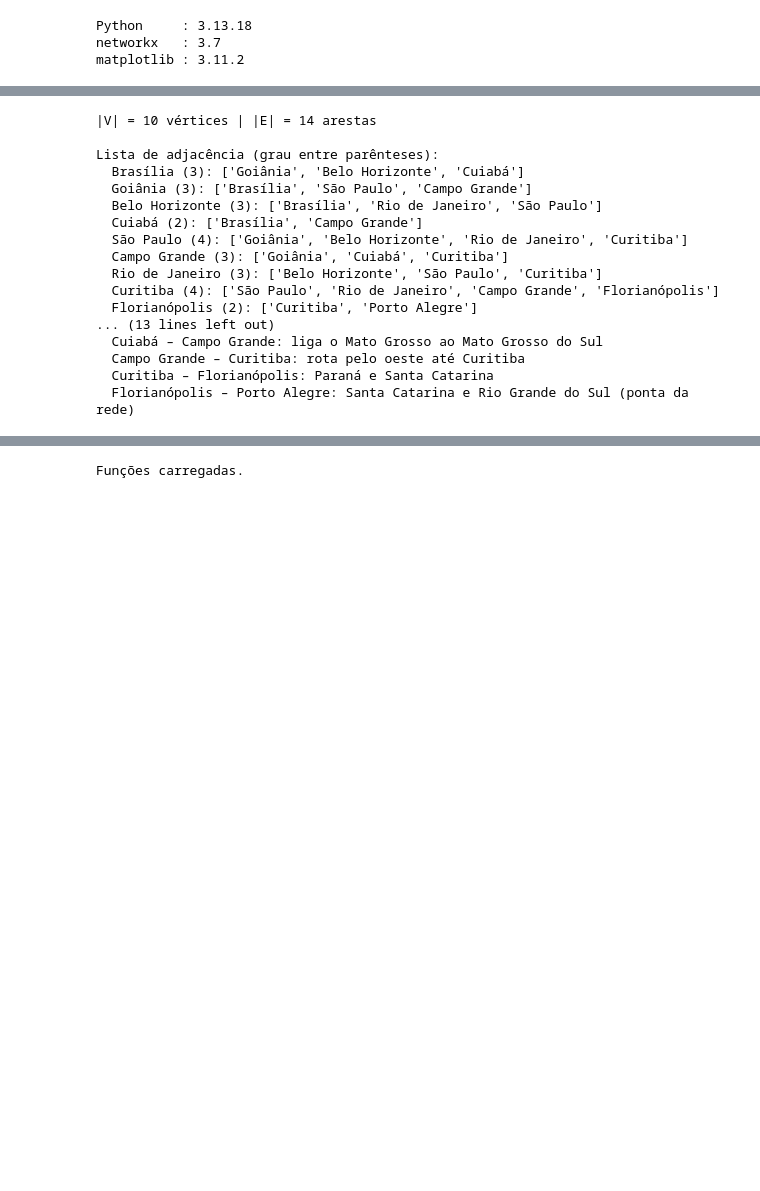
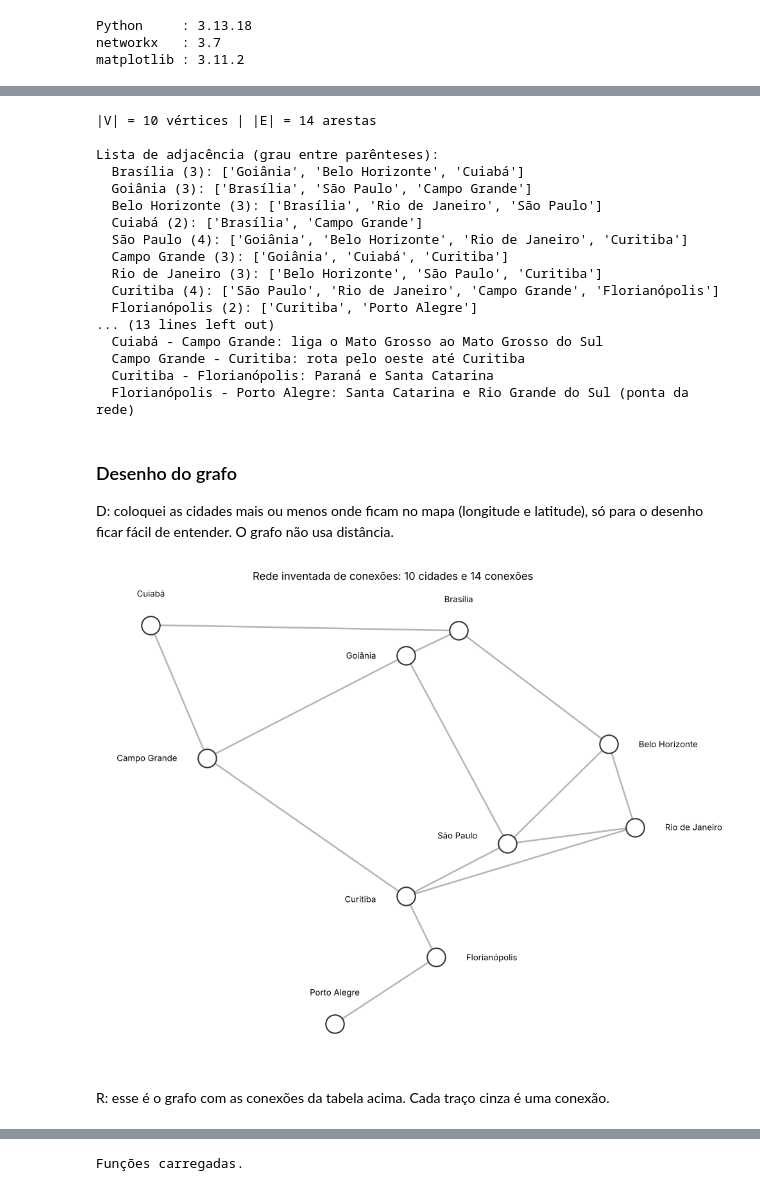
Before and after one commit to luanbispo13/estrutura_dados_2, a Jupyter notebook: grafos_bfs_dfs/solucao_grafos.ipynb, the cells around one changed output, grey strips where cells are left out. Cells and saved outputs as stored; diff of their text form; code cells hidden in the pictures; blank space fills up the shorter version.

```diff
--- a/grafos_bfs_dfs/solucao_grafos.ipynb
+++ b/grafos_bfs_dfs/solucao_grafos.ipynb
@@ -90,7 +113,7 @@ for vertice, vizinhos in rede.items():
 
 print("\nConexões e o motivo de cada uma:")
 for a, b, motivo in ARESTAS:
-    print(f"  {a} – {b}: {motivo}")
+    print(f"  {a} - {b}: {motivo}")
 # %% [output]
 |V| = 10 vértices | |E| = 14 arestas
 
@@ -105,10 +128,79 @@ Lista de adjacência (grau entre parênteses):
   Curitiba (4): ['São Paulo', 'Rio de Janeiro', 'Campo Grande', 'Florianópolis']
   Florianópolis (2): ['Curitiba', 'Porto Alegre']
 ... (13 lines left out)
-  Cuiabá – Campo Grande: liga o Mato Grosso ao Mato Grosso do Sul
-  Campo Grande – Curitiba: rota pelo oeste até Curitiba
-  Curitiba – Florianópolis: Paraná e Santa Catarina
-  Florianópolis – Porto Alegre: Santa Catarina e Rio Grande do Sul (ponta da rede)
+  Cuiabá - Campo Grande: liga o Mato Grosso ao Mato Grosso do Sul
+  Campo Grande - Curitiba: rota pelo oeste até Curitiba
+  Curitiba - Florianópolis: Paraná e Santa Catarina
+  Florianópolis - Porto Alegre: Santa Catarina e Rio Grande do Sul (ponta da rede)
+# %% [markdown]
+### Desenho do grafo
+
+D: coloquei as cidades mais ou menos onde ficam no mapa (longitude e latitude), só para o desenho ficar fácil de entender. O grafo não usa distância.
+# %%
+POSICOES = {  # (longitude, latitude) aproximadas, só para desenhar
+    "Brasília": (-47.9, -15.8), "Goiânia": (-49.3, -16.7), "Belo Horizonte": (-43.9, -19.9),
+    "Rio de Janeiro": (-43.2, -22.9), "São Paulo": (-46.6, -23.5), "Curitiba": (-49.3, -25.4),
+    "Florianópolis": (-48.5, -27.6), "Porto Alegre": (-51.2, -30.0),
+    "Cuiabá": (-56.1, -15.6), "Campo Grande": (-54.6, -20.4),
+}
+# onde o nome da cidade fica em relação à bolinha: (dx, dy, alinhamento horizontal, alinhamento vertical)
+ROTULO_PADRAO = (0.0, 0.95, "center", "bottom")  # em cima da bolinha
+ROTULOS = {
+    "Goiânia": (-0.8, 0.0, "right", "center"),
+    "Campo Grande": (-0.8, 0.0, "right", "center"),
+    "Belo Horizonte": (0.8, 0.0, "left", "center"),
+    "Rio de Janeiro": (0.8, 0.0, "left", "center"),
+    "São Paulo": (-0.8, 0.3, "right", "center"),
+    "Curitiba": (-0.8, -0.1, "right", "center"),
+    "Florianópolis": (0.8, 0.0, "left", "center"),
+}
+COR_CAMINHO, COR_BLOQUEIO, COR_BASE = "#1f77b4", "#d62728", "#b5b5b5"
+COR_ORIGEM, COR_DESTINO = "#2ca02c", "#9467bd"
+
+
+def desenhar(ax, titulo, bloqueios=(), caminho=None, destaques=None):
+    bloqueadas = {frozenset(par) for par in bloqueios}
+    no_caminho = {frozenset(par) for par in zip(caminho, caminho[1:])} if caminho else set()
+    for a, b, _ in ARESTAS:
+        (x1, y1), (x2, y2) = POSICOES[a], POSICOES[b]
+        chave = frozenset((a, b))
+        if chave in bloqueadas:
+            estilo = dict(color=COR_BLOQUEIO, linestyle="--", linewidth=2.4, zorder=2)
+        elif chave in no_caminho:
+            estilo = dict(color=COR_CAMINHO, linewidth=5, zorder=2)
+        else:
+            estilo = dict(color=COR_BASE, linewidth=1.8, zorder=1)
+        ax.plot([x1, x2], [y1, y2], **estilo)
+    for vertice, (x, y) in POSICOES.items():
+        cor = (destaques or {}).get(vertice, "#ffffff")
+        ax.scatter(x, y, s=420, color=cor, edgecolor="#333333", linewidth=1.5, zorder=3)
+        dx, dy, ha, va = ROTULOS.get(vertice, ROTULO_PADRAO)
+        ax.text(x + dx, y + dy, vertice, ha=ha, va=va, fontsize=9.5, zorder=4,
+                bbox=dict(boxstyle="round,pad=0.15", fc="white", ec="none", alpha=0.85))
+    ax.set_title(titulo, fontsize=12)
+    ax.set_axis_off()
+    ax.margins(0.1)
+
+
+def legenda(fig):
+    itens = [Line2D([0], [0], color=COR_BASE, lw=2, label="Conexão disponível"),
+             Line2D([0], [0], color=COR_CAMINHO, lw=5, label="Caminho encontrado"),
+             Line2D([0], [0], color=COR_BLOQUEIO, lw=2.4, ls="--", label="Conexão bloqueada")]
+    for cor, rotulo in ((COR_ORIGEM, "Origem"), (COR_DESTINO, "Destino")):
+        itens.append(Line2D([0], [0], marker="o", color="w", markerfacecolor=cor,
+                            markeredgecolor="#333333", markersize=11, label=rotulo))
+    fig.legend(handles=itens, loc="lower center", ncol=len(itens), frameon=False, fontsize=10)
+
+
+fig, ax = plt.subplots(figsize=(10, 8))
+desenhar(ax, f"Rede inventada de conexões: {len(rede)} cidades e {len(ARESTAS)} conexões")
+fig.tight_layout()
+fig.savefig("grafo_diagrama.png", dpi=150, bbox_inches="tight")
+plt.show()
+# %% [output]
+[figure, added]
+# %% [markdown]
+R: esse é o grafo com as conexões da tabela acima. Cada traço cinza é uma conexão.
 # %% [markdown]
 ## 3. As funções
 
```
Also changed, not shown: parts of 24 cells of this notebook, 6 other files.
